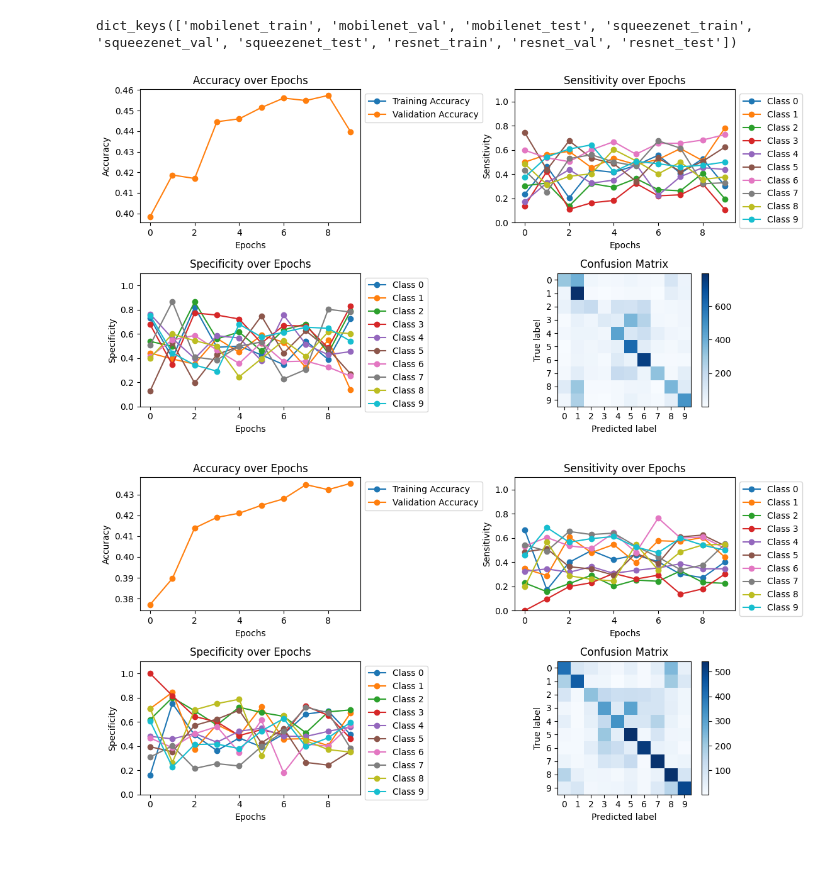
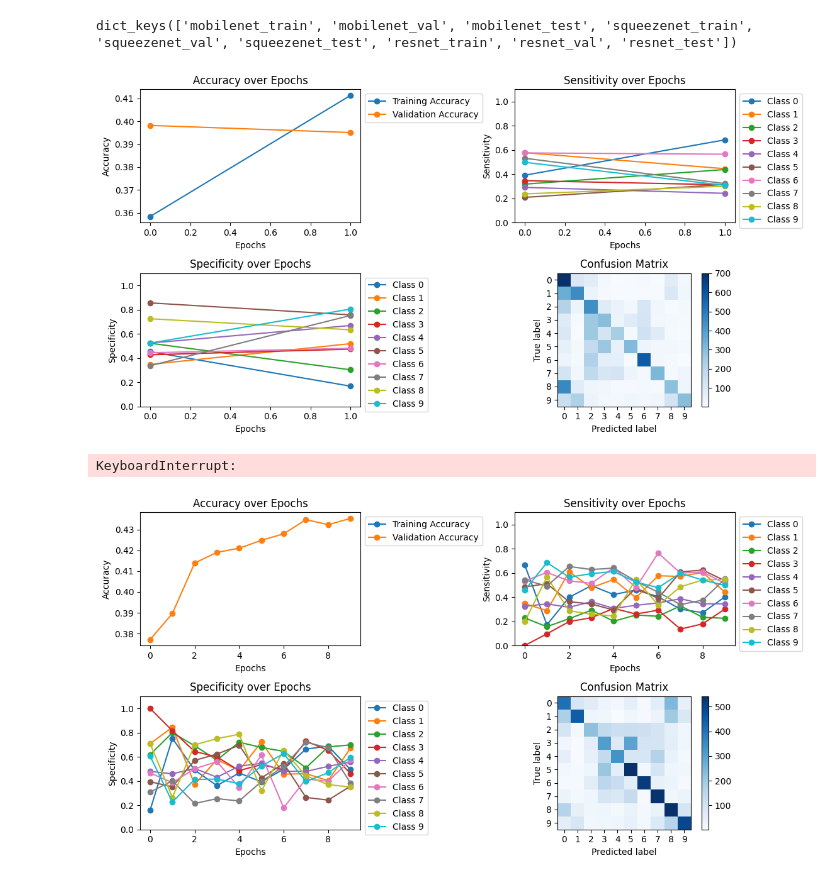
Before and after one commit to Twinbo/Signals-and-Data-Autumn-2025-student, a Jupyter notebook: week_10/ex_10_solutions_2.ipynb, the cells around one changed output. Saved outputs shown, nothing was run; the diff lists cells and outputs as text; code cells hidden in the pictures.

```diff
--- a/week_10/ex_10_solutions_2.ipynb
+++ b/week_10/ex_10_solutions_2.ipynb
@@ -202,17 +202,18 @@ model_resnet = FFNN(num_classes=10)
 # %%
 epochs = 10
 results_mobilenet_train = train(
     device=device,
     model=model_mobilenet,
     train_dataloader=dataloaders_rel_rep["mobilenet_train"],
     epochs=epochs,
     val_dataloader=dataloaders_rel_rep["mobilenet_val"],
     run_filepath="models/rel_reps/mobilenet",
     plot=True,
-    overwrite=False
+    overwrite=True
 )
 # %% [output]
-[figure, old version]
+[figure, new version]
+KeyboardInterrupt:
 # %%
 results_squeezenet_train = train(
     device=device,
```
Also changed, not shown: 1 other file.
